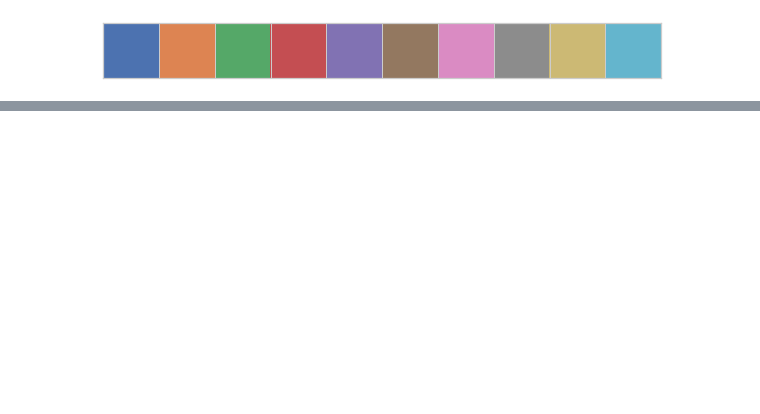
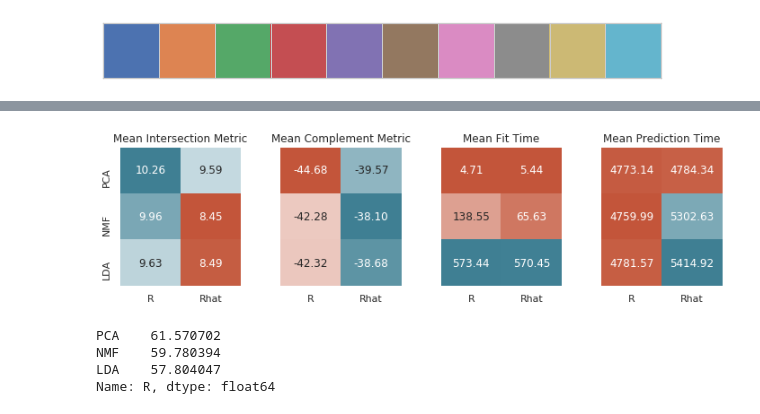
Before and after one commit to contagon/ml-project, a Jupyter notebook: results.ipynb, the cells around one changed output, grey strips where cells are left out. Saved outputs shown, nothing was run; the diff lists cells and outputs as text; code cells hidden in the pictures; blank space fills up the shorter version.

```diff
--- a/results.ipynb
+++ b/results.ipynb
@@ -86,0 +169,44 @@ dtype: object
+# %%
+fig, ax = plt.subplots(1, 4, figsize=(10,3))
+cmap = sns.diverging_palette(20, 220, n=200)
+
+
+#User Intersection
+Rint = get_idx(recipe_R_int, 0).mean(axis=1).rename('R')
+Rhatint = get_idx(recipe_Rhat_int, 0).mean(axis=1).rename('Rhat')
+ints = pd.concat([Rint, Rhatint], axis=1)
+sns.heatmap(ints, annot=True, ax=ax[0], cmap=cmap, cbar=False, fmt='.2f')
+ax[0].set_title("Mean Intersection Metric")
+
+#Complement
+Rcom = get_idx(recipe_R_com, 0).mean(axis=1).rename('R')
+Rhatcom = get_idx(recipe_Rhat_com, 0).mean(axis=1).rename('Rhat')
+coms = pd.concat([Rcom, Rhatcom], axis=1)
+sns.heatmap(coms, annot=True, ax=ax[1], cmap=cmap, cbar=False, fmt='.2f')
+ax[1].set_title("Mean Complement Metric")
+ax[1].get_yaxis().set_ticks([])
+
+#Time to fit
+Rhat = (get_idx(recipe_Rhat_com, 1) + get_idx(recipe_Rhat_int, 1)).mean(axis=1).rename('Rhat')/2
+R = (get_idx(recipe_R_com, 1) + get_idx(recipe_R_int, 1)).mean(axis=1).rename('R')/2
+
+coms = pd.concat([R, Rhat], axis=1)
+sns.heatmap(coms, annot=True, ax=ax[2], cmap=cmap, cbar=False, fmt='.2f')
+ax[2].set_title("Mean Fit Time")
+ax[2].get_yaxis().set_ticks([])
+
+#Time to predict
+Rhat = (get_idx(recipe_Rhat_com, 2) + get_idx(recipe_Rhat_int, 2)).mean(axis=1).rename('Rhat')/2
+R = (get_idx(recipe_R_com, 2) + get_idx(recipe_R_int, 2)).mean(axis=1).rename('R')/2
+
+coms = pd.concat([R, Rhat], axis=1)
+sns.heatmap(coms, annot=True, ax=ax[3], cmap=cmap, cbar=False, fmt='.2f')
+ax[3].set_title("Mean Prediction Time")
+ax[3].get_yaxis().set_ticks([])
+
+
+plt.tight_layout()
+plt.savefig("figs/recipe_dr.pdf", bbox_inches="tight")
+plt.show()
+# %% [output]
+[figure, added]
@@ -86,0 +215,7 @@ dtype: object
+# %%
+Rint
+# %% [output]
+PCA    61.570702
+NMF    59.780394
+LDA    57.804047
+Name: R, dtype: float64
```
Also changed, not shown: parts of 8 cells of this notebook, 4 other files.
